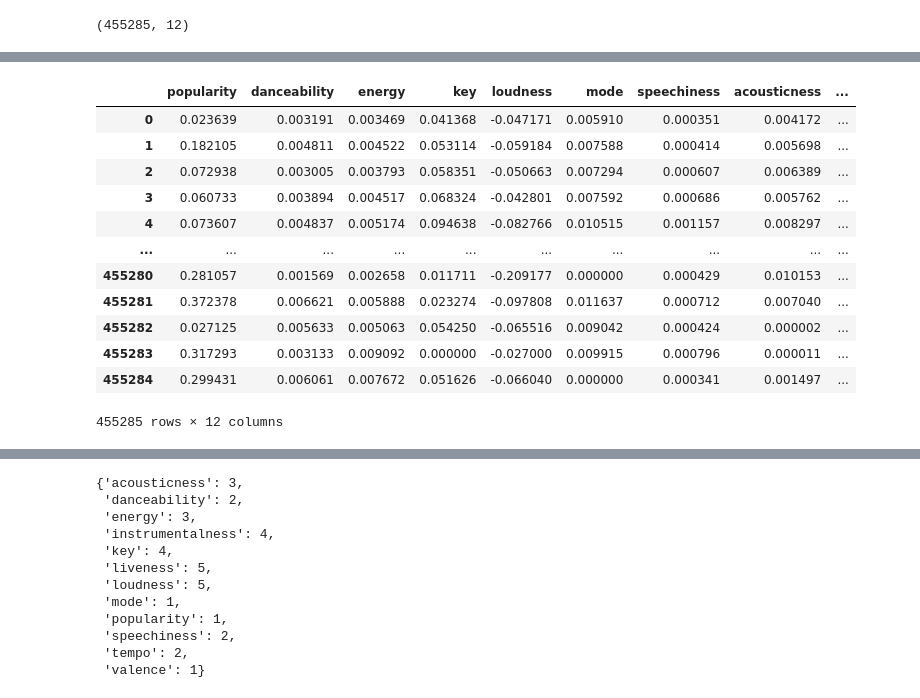
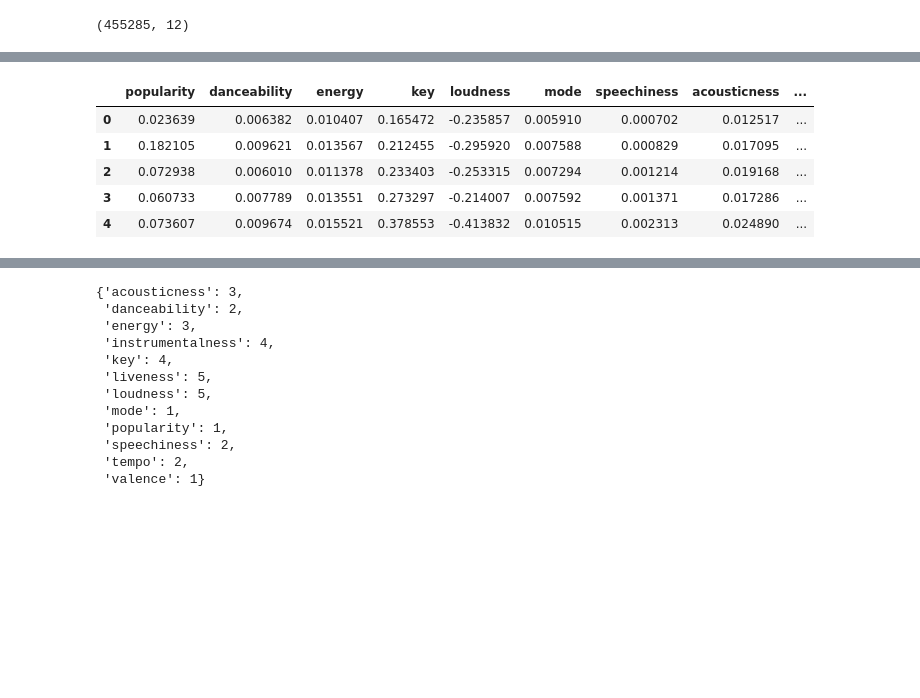
Before and after one commit to jhirschibar/music_box, a Jupyter notebook: recommender.ipynb, the cells around one changed output, grey strips where cells are left out. Drawn from its saved outputs; the diff is of its cells as text; code cells hidden in the pictures; blank space fills up the shorter version.

```diff
--- a/recommender.ipynb
+++ b/recommender.ipynb
@@ -46,9 +37,10 @@ linalg.norm(feat[0] - feat[1])
 #weights
 cats = ['popularity', 'danceability', 'energy', 'key', 'loudness', 'mode', 'speechiness',
        'acousticness', 'instrumentalness', 'liveness', 'valence', 'tempo']
-#user_inputs = [1,2,3,4,5,1,2,3,4,5,1,2]
-user_inputs = [1,1,1,1,1,1,1,1,1,1,1,1]
+user_inputs = [1,2,3,4,5,1,2,3,4,5,1,2]
+#user_inputs = [1,1,1,1,1,1,1,1,1,1,1,1]
 #user_inputs = 1/(np.array(user_inputs)**(2)) not the relationship we want
+#user_inputs = np.array(user_inputs)
 weights = dict(zip(cats, user_inputs))
 weights
 # %% [output]
@@ -84,17 +69,11 @@ feat
 # %%
+#scaled
 test = user_inputs * feat
-test
+test.head()
 # %% [output]
 |  | popularity | danceability | energy | key | loudness | mode | speechiness | acousticness | ... |
-| 0 | 0.023639 | 0.003191 | 0.003469 | 0.041368 | -0.047171 | 0.005910 | 0.000351 | 0.004172 | ... |
-| 1 | 0.182105 | 0.004811 | 0.004522 | 0.053114 | -0.059184 | 0.007588 | 0.000414 | 0.005698 | ... |
-| 2 | 0.072938 | 0.003005 | 0.003793 | 0.058351 | -0.050663 | 0.007294 | 0.000607 | 0.006389 | ... |
-| 3 | 0.060733 | 0.003894 | 0.004517 | 0.068324 | -0.042801 | 0.007592 | 0.000686 | 0.005762 | ... |
-| 4 | 0.073607 | 0.004837 | 0.005174 | 0.094638 | -0.082766 | 0.010515 | 0.001157 | 0.008297 | ... |
-| ... | ... | ... | ... | ... | ... | ... | ... | ... | ... |
-| 455280 | 0.281057 | 0.001569 | 0.002658 | 0.011711 | -0.209177 | 0.000000 | 0.000429 | 0.010153 | ... |
-| 455281 | 0.372378 | 0.006621 | 0.005888 | 0.023274 | -0.097808 | 0.011637 | 0.000712 | 0.007040 | ... |
-| 455282 | 0.027125 | 0.005633 | 0.005063 | 0.054250 | -0.065516 | 0.009042 | 0.000424 | 0.000002 | ... |
-| 455283 | 0.317293 | 0.003133 | 0.009092 | 0.000000 | -0.027000 | 0.009915 | 0.000796 | 0.000011 | ... |
-| 455284 | 0.299431 | 0.006061 | 0.007672 | 0.051626 | -0.066040 | 0.000000 | 0.000341 | 0.001497 | ... |
+| 0 | 0.023639 | 0.006382 | 0.010407 | 0.165472 | -0.235857 | 0.005910 | 0.000702 | 0.012517 | ... |
+| 1 | 0.182105 | 0.009621 | 0.013567 | 0.212455 | -0.295920 | 0.007588 | 0.000829 | 0.017095 | ... |
+| 2 | 0.072938 | 0.006010 | 0.011378 | 0.233403 | -0.253315 | 0.007294 | 0.001214 | 0.019168 | ... |
+| 3 | 0.060733 | 0.007789 | 0.013551 | 0.273297 | -0.214007 | 0.007592 | 0.001371 | 0.017286 | ... |
+| 4 | 0.073607 | 0.009674 | 0.015521 | 0.378553 | -0.413832 | 0.010515 | 0.002313 | 0.024890 | ... |
-455285 rows × 12 columns
```
Also changed, not shown: parts of 13 cells of this notebook.
